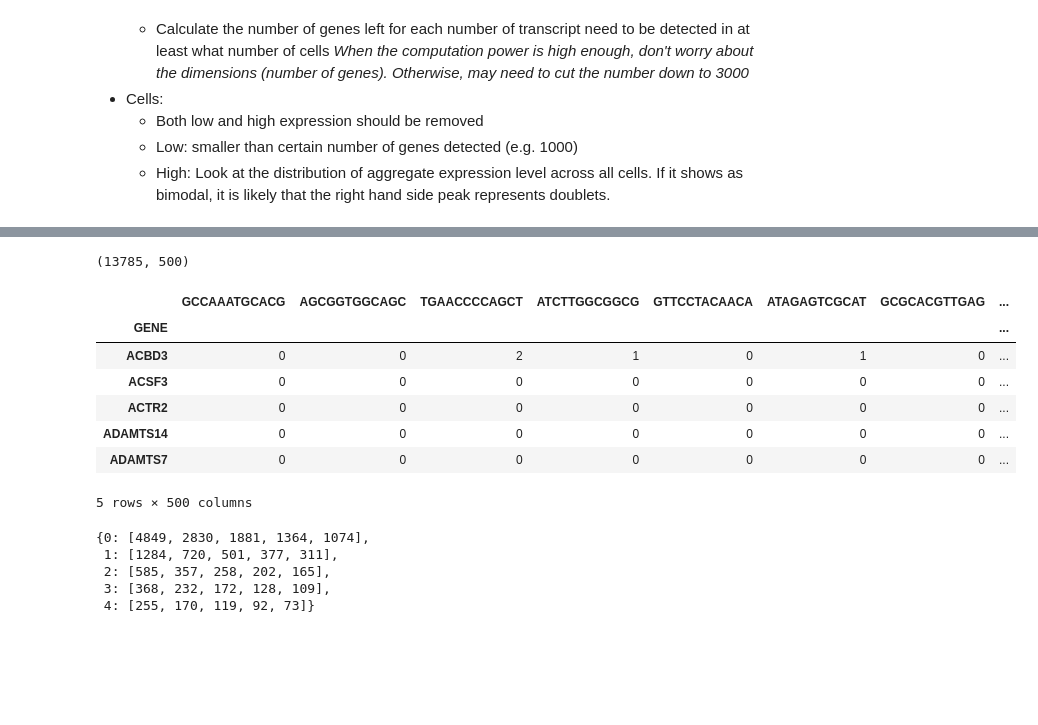
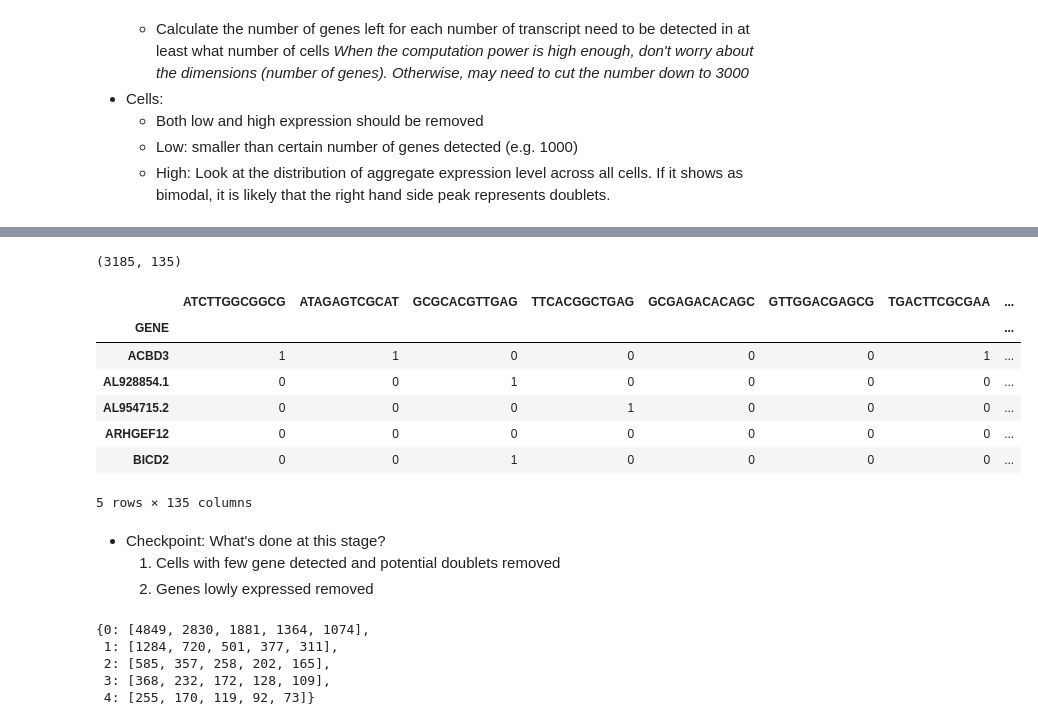
Before and after one commit to anbrandebura/SingleCellRNA-seq, a Jupyter notebook: Notebook/InitialFiltering.ipynb, the cells around one changed output, grey strips where cells are left out. Cells and saved outputs as stored; diff of their text form; code cells hidden in the pictures; blank space fills up the shorter version.

```diff
--- a/Notebook/InitialFiltering.ipynb
+++ b/Notebook/InitialFiltering.ipynb
@@ -18,7 +18,8 @@ import seaborn as sns
 ## Add more when seeing new modules in other notebooks!
 # %%
 # Read in the DGE data sheet
-expression = pd.read_table('Test.dge.txt.gz',
+inFile = 'Test.dge.txt.gz'
+expression = pd.read_table(inFile,
 
                                      # Sets the first (Python starts counting from 0 not 1) column as the row names
                                      index_col=0,
@@ -111,3 +117,10 @@ axarr[1, 1].set_title('Housekeeping transcripts detected in cell')
     * Both low and high expression should be removed
     * Low: smaller than certain number of genes detected (e.g. 1000)
     * High: Look at the distribution of aggregate expression level across all cells. If it shows as bimodal, it is likely that the right hand side peak represents doublets.
+# %%
+## Remove low expression and high expression cells
+### Remove cells that does not have certain number of transcripts detected. matrix is transposed.
+mask0expcell = expression.T.sum(axis=1) > 1000
+exp0cellrmd = expression.T[mask0expcell]
+print(exp0cellrmd.shape)
+exp0cellrmd.head()
@@ -113,0 +136,6 @@ axarr[1, 1].set_title('Housekeeping transcripts detected in cell')
+# %%
+### Remove cells that have more than certain number of transcripts detected.
+maskdoublet = exp0cellrmd.sum(axis=1) < 5000
+exp_filtered = exp0cellrmd[maskdoublet]
+print(exp_filtered.shape)
+exp_filtered.head()
@@ -114,20 +151,25 @@ axarr[1, 1].set_title('Housekeeping transcripts detected in cell')
 # %%
 # Apply filtering for genes and cells
-## Remove no-expression genes
-mask0exp = expression.sum(axis=1) > 0
-exp0rmd = expression[mask0exp]
-print(exp0rmd.shape)
-exp0rmd.head()
+## Remove low-expression genes. See below for the post-filtering gene number estimation. Here using "as least one count in more than 10 cells"
+mask0exp = (exp_filtered.T > 0).sum(axis=1) >= 10
+mask0exp
+exp = exp_filtered.T[mask0exp]
+print(exp.shape)
+exp.head()
 # %% [output]
-(13785, 500)
+(3185, 135)
-|  | GCCAAATGCACG | AGCGGTGGCAGC | TGAACCCCAGCT | ATCTTGGCGGCG | GTTCCTACAACA | ATAGAGTCGCAT | GCGCACGTTGAG | ... |
+|  | ATCTTGGCGGCG | ATAGAGTCGCAT | GCGCACGTTGAG | TTCACGGCTGAG | GCGAGACACAGC | GTTGGACGAGCG | TGACTTCGCGAA | ... |
 | GENE |  |  |  |  |  |  |  | ... |
-| ACBD3 | 0 | 0 | 2 | 1 | 0 | 1 | 0 | ... |
-| ACSF3 | 0 | 0 | 0 | 0 | 0 | 0 | 0 | ... |
-| ACTR2 | 0 | 0 | 0 | 0 | 0 | 0 | 0 | ... |
-| ADAMTS14 | 0 | 0 | 0 | 0 | 0 | 0 | 0 | ... |
-| ADAMTS7 | 0 | 0 | 0 | 0 | 0 | 0 | 0 | ... |
+| ACBD3 | 1 | 1 | 0 | 0 | 0 | 0 | 1 | ... |
+| AL928854.1 | 0 | 0 | 1 | 0 | 0 | 0 | 0 | ... |
+| AL954715.2 | 0 | 0 | 0 | 1 | 0 | 0 | 0 | ... |
+| ARHGEF12 | 0 | 0 | 0 | 0 | 0 | 0 | 0 | ... |
+| BICD2 | 0 | 0 | 1 | 0 | 0 | 0 | 0 | ... |
-5 rows × 500 columns
+5 rows × 135 columns
+# %% [markdown]
+* Checkpoint: What's done at this stage?
+    1. Cells with few gene detected and potential doublets removed
+    2. Genes lowly expressed removed
 # %%
 # Estimate number of gene left for different filtering criteria
 # Define a function for calculation
```
Also changed, not shown: parts of 9 cells of this notebook.
